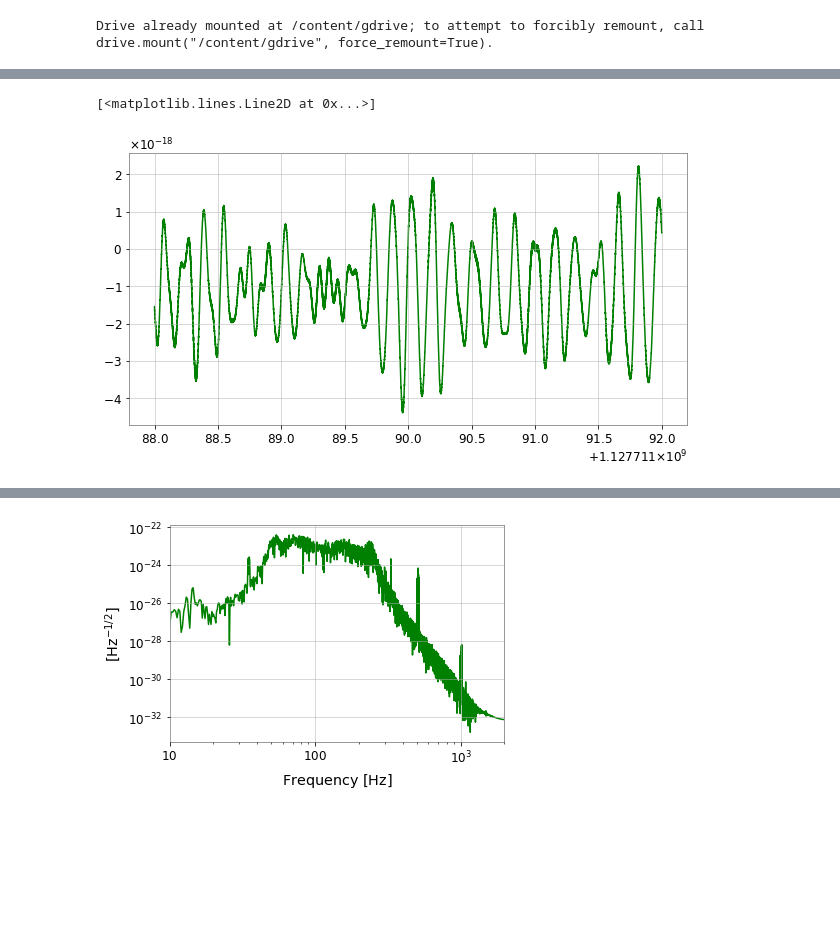
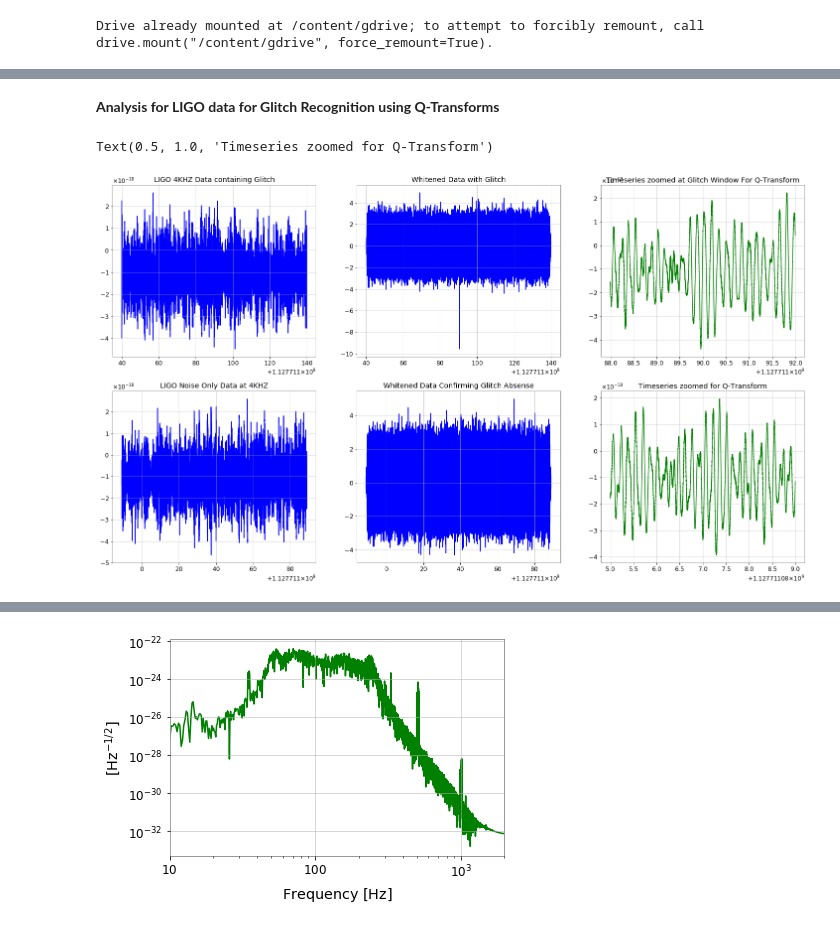
Before and after one commit to SGRGit/gwOsc, a Jupyter notebook: DataPrepBlipGlitches.ipynb, the cells around one changed output, grey strips where cells are left out. Cells and saved outputs as stored; diff of their text form; code cells hidden in the pictures; blank space fills up the shorter version.

```diff
--- a/DataPrepBlipGlitches.ipynb
+++ b/DataPrepBlipGlitches.ipynb
@@ -52,11 +48,36 @@ data = TimeSeries.fetch_open_data('L1', 1127711090-2, 1127711090+2)
-# %%
-#t_value = np.linspace(1133090460-2, 1133090460+2, num = np.array(data).size)
-#t_value = np.linspace(1132388183-2, 1132388183+2, num = np.array(data).size)
-t_value = np.linspace(1127711090-2, 1127711090+2, num = np.array(data).size)
-
-f, (ax) = plt.subplots(1, 1)
-f.set_size_inches(10,5)
-ax.plot(t_value, data, 'g')
-# %% [output]
-[<matplotlib.lines.Line2D at 0x...>]
-[figure, removed]
+# %%
+from gwpy.timeseries import TimeSeries
+data_with_glitch = TimeSeries.fetch_open_data('L1', 1127711090-50, 1127711090+50)
+data_no_glitch = TimeSeries.fetch_open_data('L1', 1127711090-101, 1127711090-1)
+
+data_Q_Transglitch = TimeSeries.fetch_open_data('L1', 1127711090-2, 1127711090+2)
+data_Q_Transnoise = TimeSeries.fetch_open_data('L1', 1127711090-5, 1127711090-1)
+
+white_no_glitch = data_no_glitch.whiten(2, 1)
+white_glitch = data_with_glitch.whiten(2, 1)
+# %% [markdown]
+**Analysis for LIGO data for Glitch Recognition using Q-Transforms**
+# %%
+t_value_with_glitch = np.linspace(1127711090-50, 1127711090+50, num = np.array(data_with_glitch).size)
+t_value_no_glitch = np.linspace(1127711090-101, 1127711090-1, num = np.array(data_no_glitch).size)
+
+t_value_with_glitch_Q = np.linspace(1127711090-2, 1127711090+2, num = np.array(data_Q_Transglitch).size)
+t_value_no_glitch_Q = np.linspace(1127711090-5, 1127711090-1, num = np.array(data_Q_Transnoise).size)
+
+f, ((ax1, ax2, ax3), (ax4, ax5, ax6)) = plt.subplots(2, 3)
+f.set_size_inches(25, 14)
+ax1.plot(t_value_with_glitch, data_with_glitch, 'b')
+ax2.plot(t_value_with_glitch, white_glitch, 'b')
+ax3.plot(t_value_with_glitch_Q, data_Q_Transglitch, 'g')
+ax1.set_title('LIGO 4KHZ Data containing Glitch')
+ax2.set_title('Whitened Data with Glitch')
+ax3.set_title('Timeseries zoomed at Glitch Window For Q-Transform')
+ax4.plot(t_value_no_glitch, data_no_glitch, 'b')
+ax5.plot(t_value_no_glitch, white_no_glitch, 'b')
+ax6.plot(t_value_no_glitch_Q, data_Q_Transnoise, 'g')
+ax4.set_title('LIGO Noise Only Data at 4KHZ')
+ax5.set_title('Whitened Data Confirming Glitch Absense')
+ax6.set_title('Timeseries zoomed for Q-Transform')
+# %% [output]
+Text(0.5, 1.0, 'Timeseries zoomed for Q-Transform')
+[figure, added]
```
Also changed, not shown: parts of 11 cells of this notebook.
